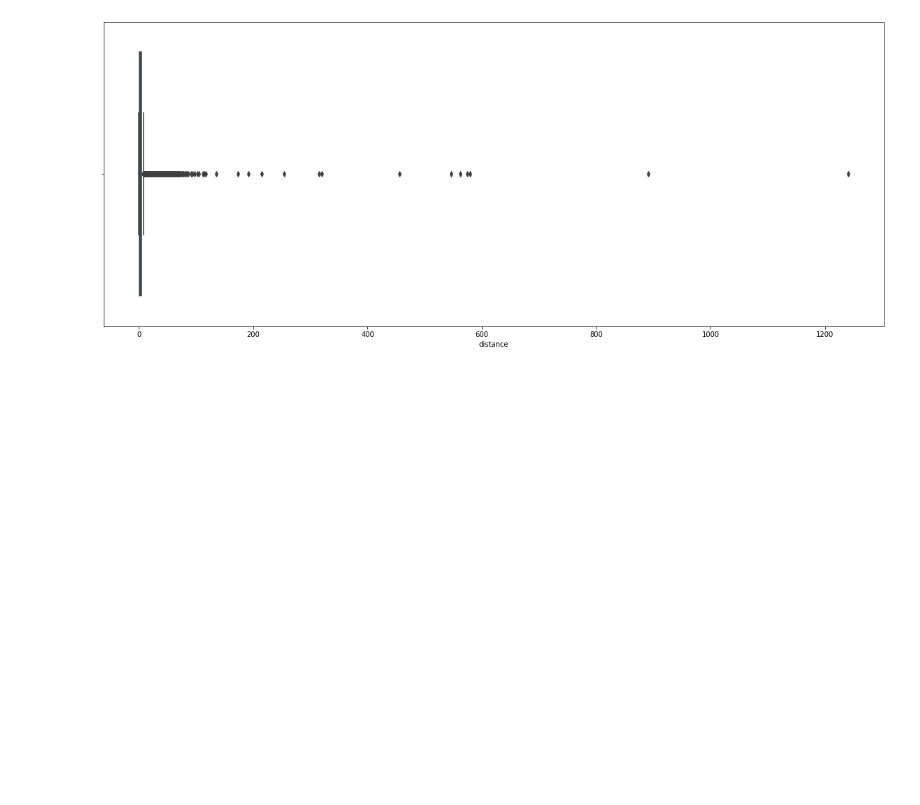
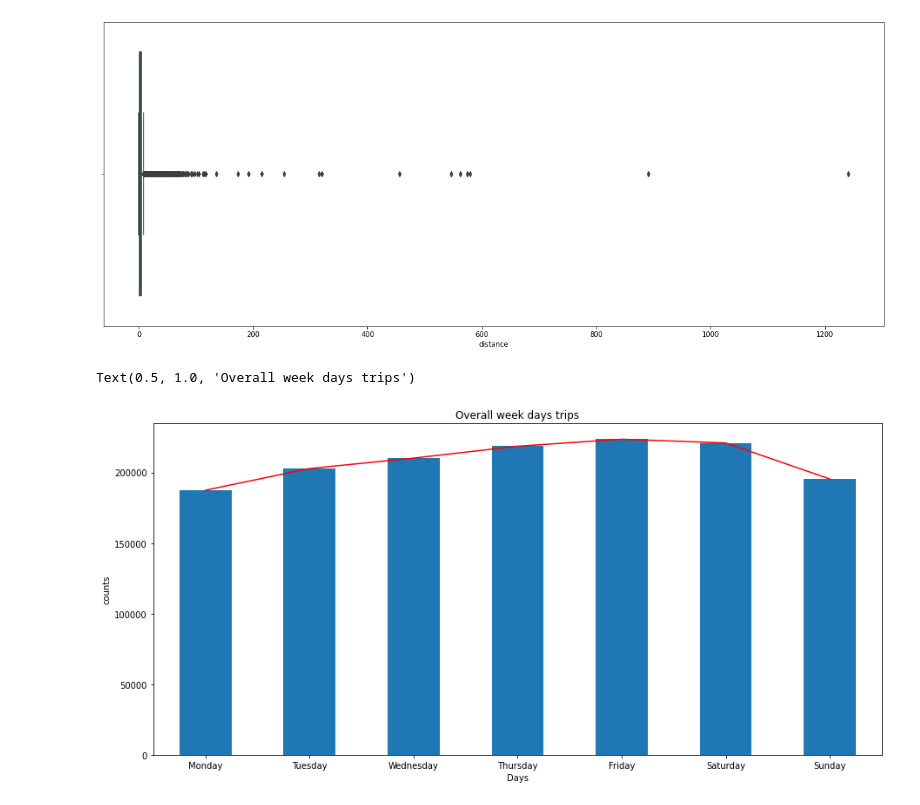
Before and after one commit to Vidhuran-Rajendran/NYC-Taxi-Trip-Time-Prediction, a Jupyter notebook: NYC_Taxi_Trip_Time_Prediction_Capstone_Project.ipynb, the cells around one changed output. Saved outputs shown, nothing was run; the diff lists cells and outputs as text; code cells hidden in the pictures; blank space fills up the shorter version.

```diff
--- a/NYC_Taxi_Trip_Time_Prediction_Capstone_Project.ipynb
+++ b/NYC_Taxi_Trip_Time_Prediction_Capstone_Project.ipynb
@@ -288,3 +288,15 @@ sns.boxplot(data1.distance)
 plt.show()
 # %% [output]
 [figure]
+# %%
+plt.figure(figsize=(15,7))
+week=data1['pickup_weekday'].value_counts().sort_index()
+week.plot(kind='bar')
+week.plot(kind='line',color='red')
+plt.xticks(ticks=[0,1,2,3,4,5,6],labels=['Monday','Tuesday','Wednesday','Thursday','Friday','Saturday','Sunday'])
+plt.xlabel('Days')
+plt.ylabel('counts')
+plt.title('Overall week days trips')
+# %% [output]
+Text(0.5, 1.0, 'Overall week days trips')
+[figure, added]
```
Also changed, not shown: parts of 2 cells of this notebook.
